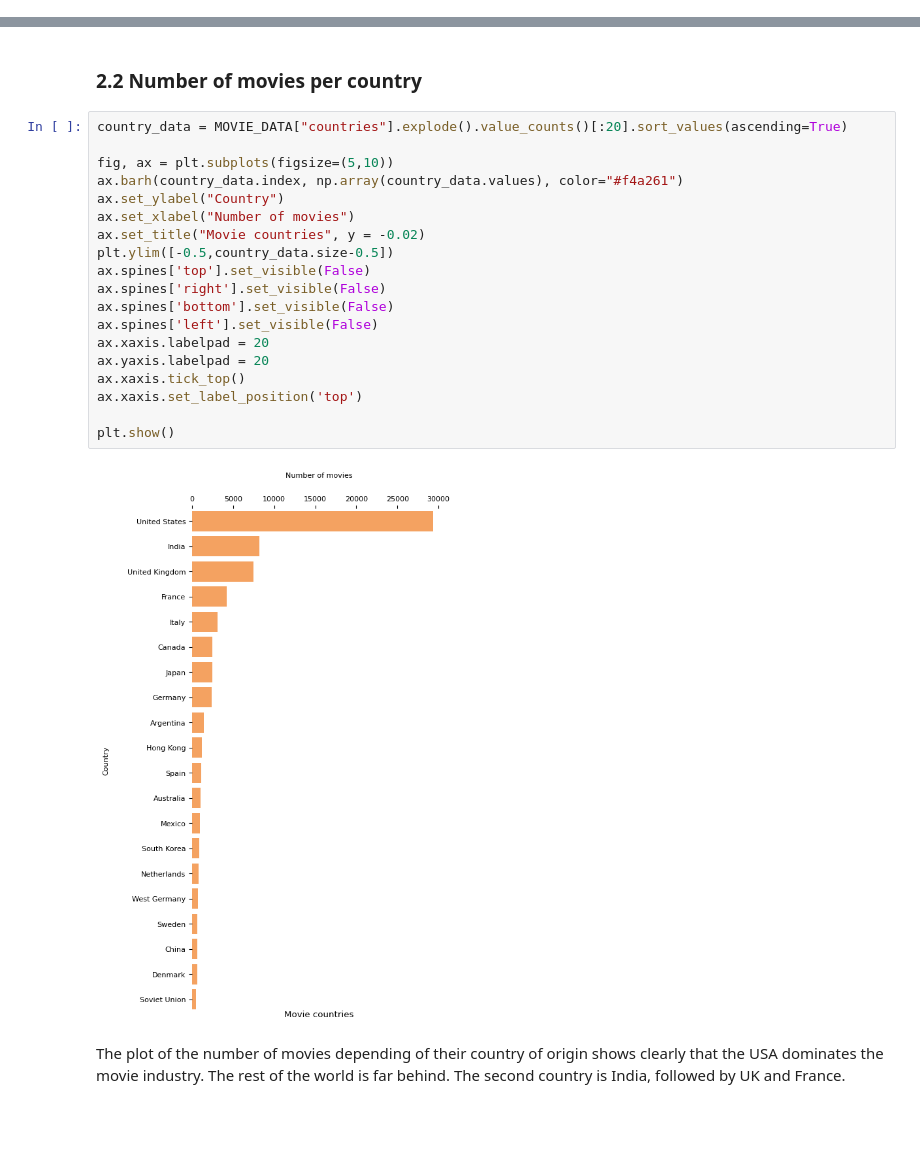
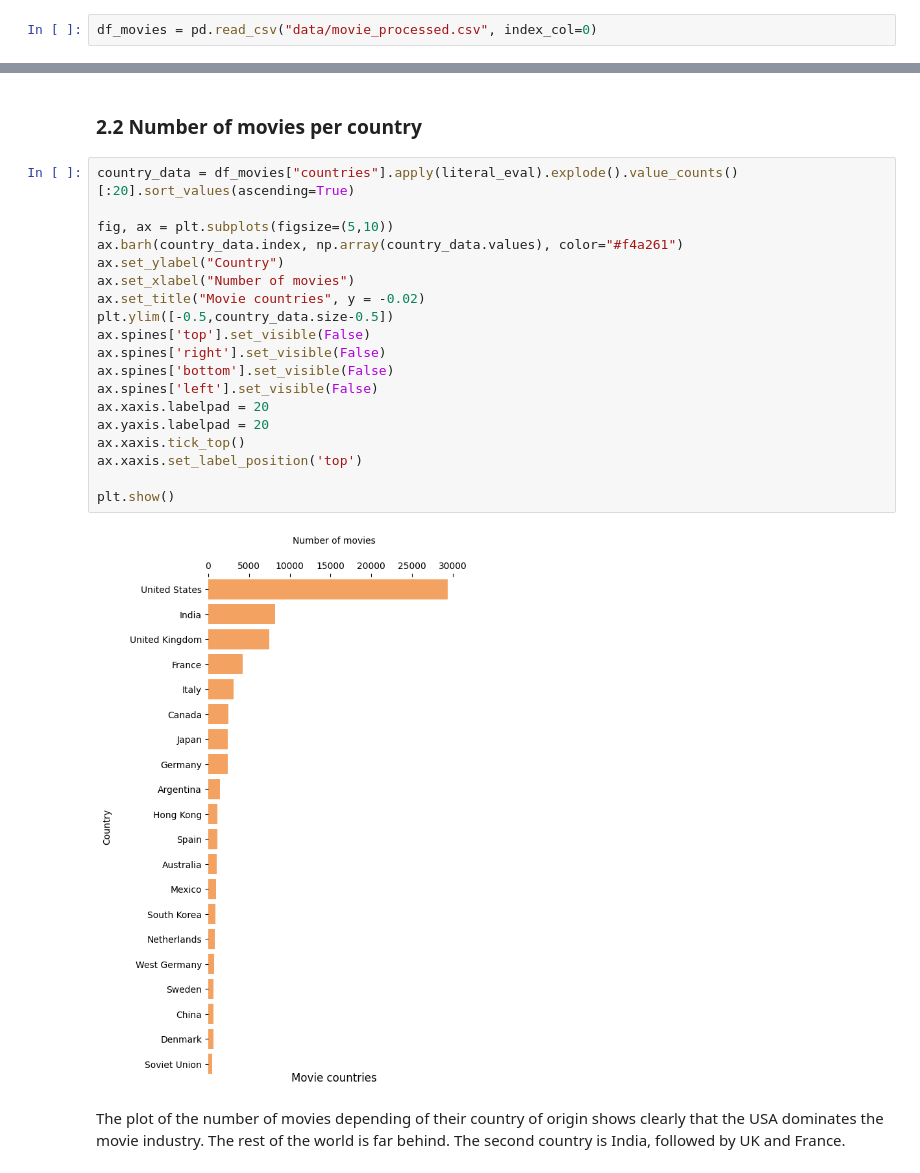
Before and after one commit to epfl-ada/ada-2022-project-r4d4r, a Jupyter notebook: BigNotebook.ipynb, the cells around one changed output, grey strips where cells are left out. Drawn from its saved outputs; the diff is of its cells as text; blank space fills up the shorter version.

```diff
--- a/BigNotebook.ipynb
+++ b/BigNotebook.ipynb
@@ -378,6 +383,8 @@ MOVIE_DATA.head()
 MOVIE_DATA.to_csv("data/movie_processed.csv")
 # %% [markdown]
 # II. Insights of the data
+# %%
+df_movies = pd.read_csv("data/movie_processed.csv", index_col=0)
 # %% [markdown]
 ### 2.1 Movie production evolution
 # %%
@@ -398,26 +405,26 @@ plt.show()
 # %% [markdown]
 ###  2.2 Number of movies per country
 # %%
-country_data = MOVIE_DATA["countries"].explode().value_counts()[:20].sort_values(ascending=True)
+country_data = df_movies["countries"].apply(literal_eval).explode().value_counts()[:20].sort_values(ascending=True)
 
 fig, ax = plt.subplots(figsize=(5,10))
 ax.barh(country_data.index, np.array(country_data.values), color="#f4a261")
 ax.set_ylabel("Country")
 ax.set_xlabel("Number of movies")
 ax.set_title("Movie countries", y = -0.02)
 plt.ylim([-0.5,country_data.size-0.5])
 ax.spines['top'].set_visible(False)
 ax.spines['right'].set_visible(False)
 ax.spines['bottom'].set_visible(False)
 ax.spines['left'].set_visible(False)
 ax.xaxis.labelpad = 20
 ax.yaxis.labelpad = 20
 ax.xaxis.tick_top()
 ax.xaxis.set_label_position('top')
 
 plt.show()
 # %% [output]
-[figure, old version]
+[figure, new version]
 # %% [markdown]
 The plot of the number of movies depending of their country of origin shows clearly that the USA dominates the movie industry. The rest of the world is far behind. The second country is India, followed by UK and France.
 # %%
```
Also changed, not shown: parts of 9 cells of this notebook.
